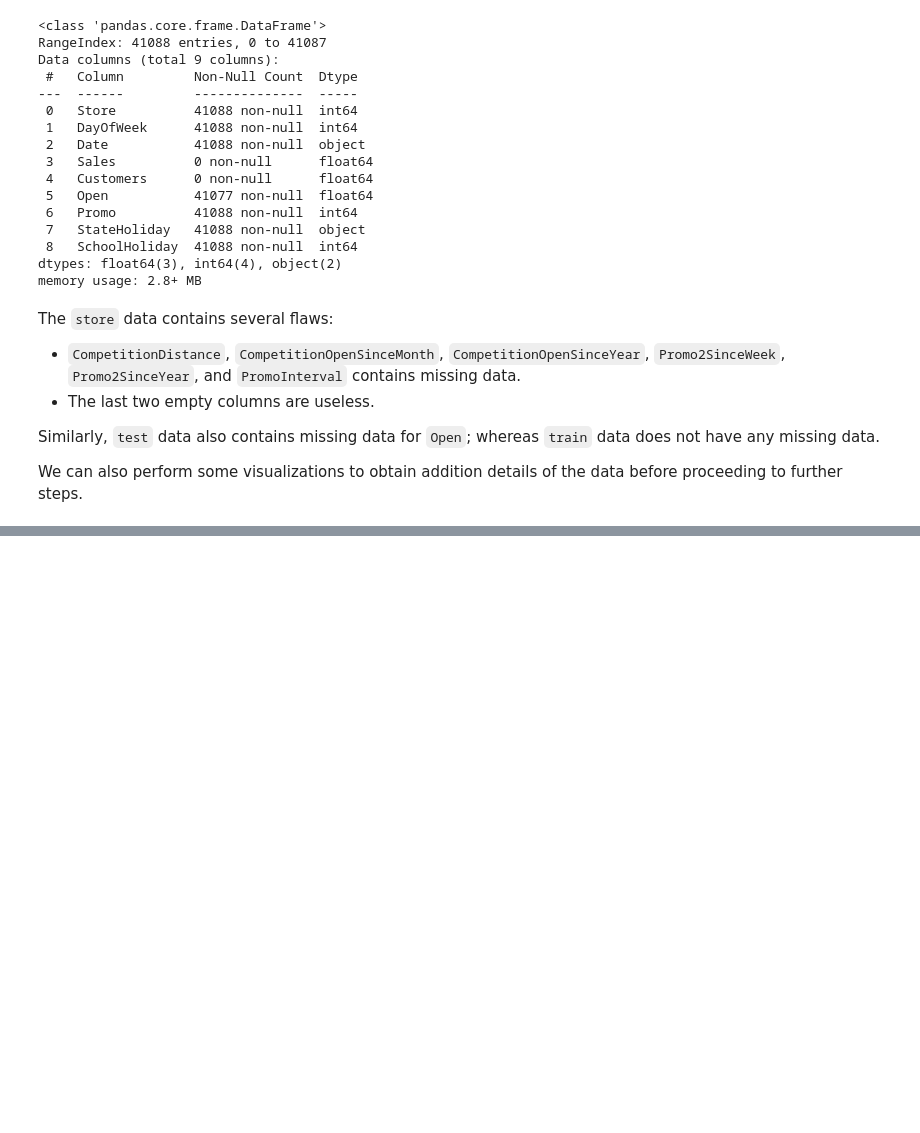
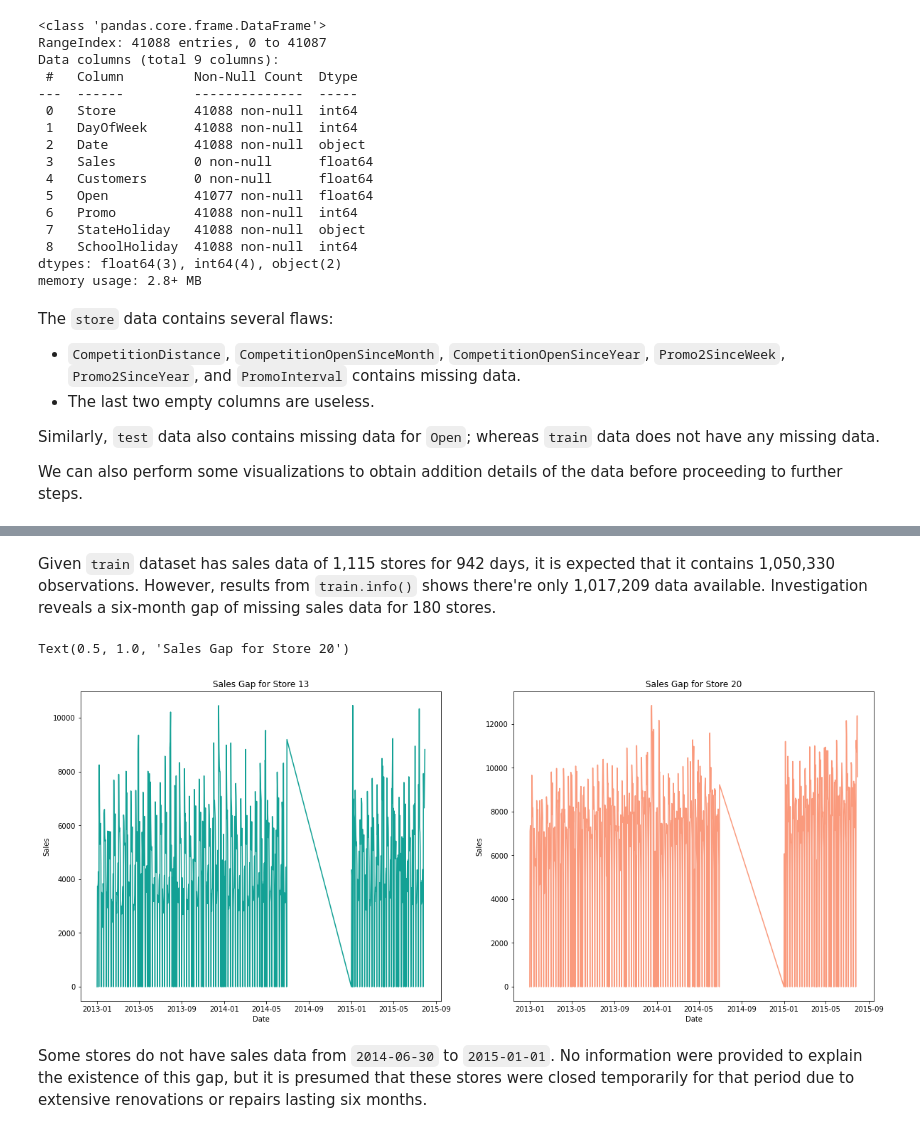
Before and after one commit to lucastancm96/drug_store_sales_forecast, a Jupyter notebook: sales_forecast.ipynb, the cells around one changed output, grey strips where cells are left out. Cells and saved outputs as stored; diff of their text form; code cells hidden in the pictures; blank space fills up the shorter version.

```diff
--- a/sales_forecast.ipynb
+++ b/sales_forecast.ipynb
@@ -114,0 +116,15 @@ Set `infer_datetime_format=True` to enable pandas take more accurate guess of th
+# %% [markdown]
+Given `train` dataset has sales data of 1,115 stores for 942 days, it is expected that it contains 1,050,330 observations. However, results from `train.info()` shows there're only 1,017,209 data available. Investigation reveals a six-month gap of missing sales data for 180 stores.
+# %%
+train_copy_store13 = train_copy[train_copy['Store'] == 13]
+train_copy_store20 = train_copy[train_copy['Store'] == 20]
+fig, ax = plt.subplots(1, 2, figsize=(20,8))
+sns.lineplot(x='Date', y='Sales', data=train_copy_store13, ax=ax[0], color='#13A195')
+ax[0].set_title('Sales Gap for Store 13')
+sns.lineplot(x='Date', y='Sales', data=train_copy_store20, ax=ax[1], color='#FA9A7D')
+ax[1].set_title('Sales Gap for Store 20')
+# %% [output]
+Text(0.5, 1.0, 'Sales Gap for Store 20')
+[figure, added]
+# %% [markdown]
+Some stores do not have sales data from `2014-06-30` to `2015-01-01`. No information were provided to explain the existence of this gap, but it is presumed that these stores were closed temporarily for that period due to extensive renovations or repairs lasting six months.
```
Also changed, not shown: parts of 3 cells of this notebook.
